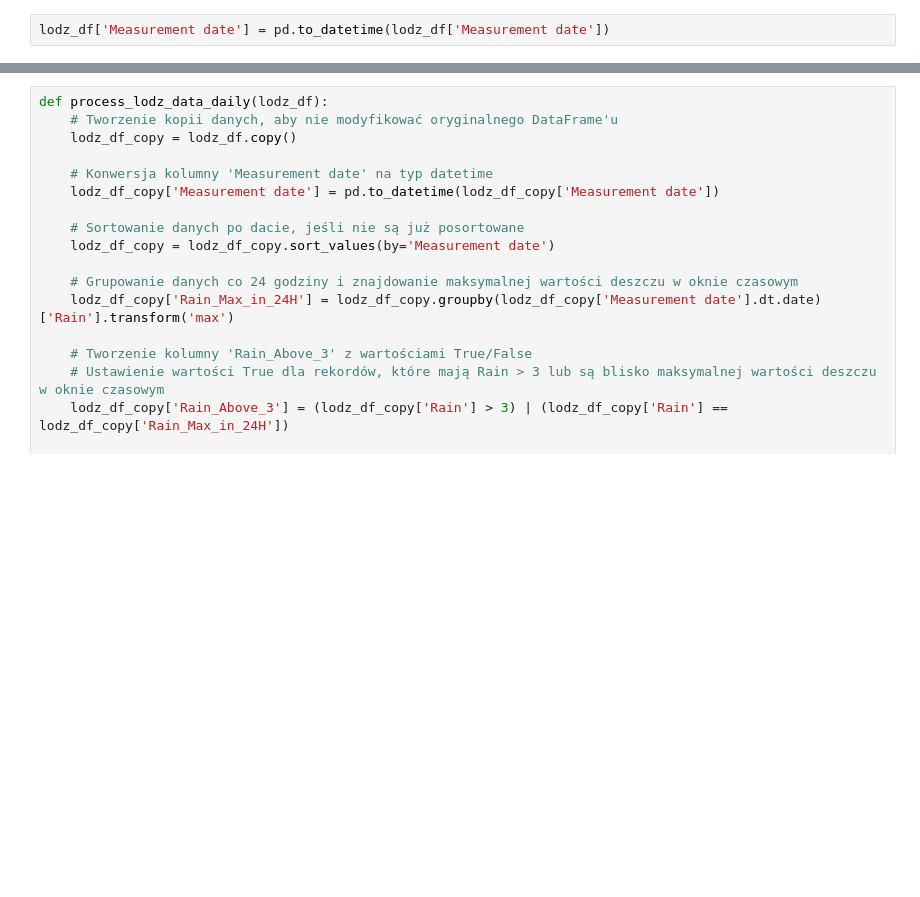
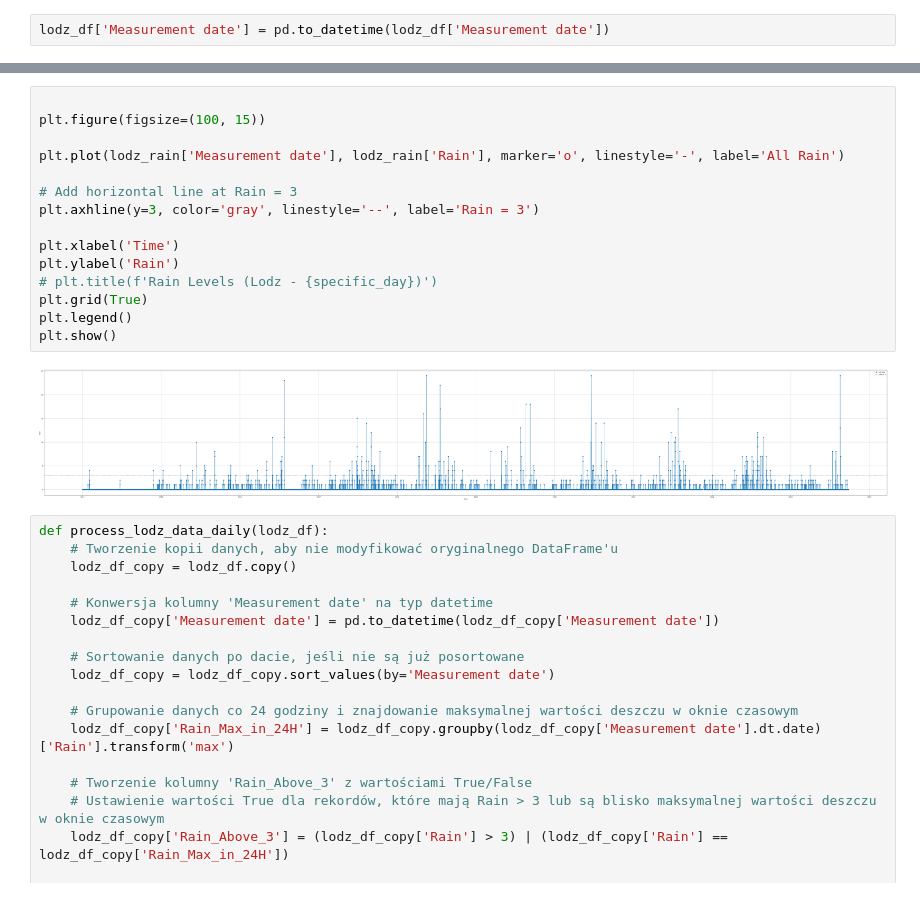
Before and after one commit to Ryszawy/deszcz, a Jupyter notebook: notev2.ipynb, the cells around one changed output, grey strips where cells are left out. Drawn from its saved outputs; the diff is of its cells as text; blank space fills up the shorter version.

```diff
--- a/notev2.ipynb
+++ b/notev2.ipynb
@@ -44,3 +90,20 @@ plt.show()
+# %%
+
+plt.figure(figsize=(100, 15))
+
+plt.plot(lodz_rain['Measurement date'], lodz_rain['Rain'], marker='o', linestyle='-', label='All Rain')
+
+# Add horizontal line at Rain = 3
+plt.axhline(y=3, color='gray', linestyle='--', label='Rain = 3')
+
+plt.xlabel('Time')
+plt.ylabel('Rain')
+# plt.title(f'Rain Levels (Lodz - {specific_day})')
+plt.grid(True)
+plt.legend()
+plt.show()
+# %% [output]
+[figure, added]
 # %%
 def process_lodz_data_daily(lodz_df):
     # Tworzenie kopii danych, aby nie modyfikować oryginalnego DataFrame'u
```
Also changed, not shown: parts of 3 cells of this notebook.
